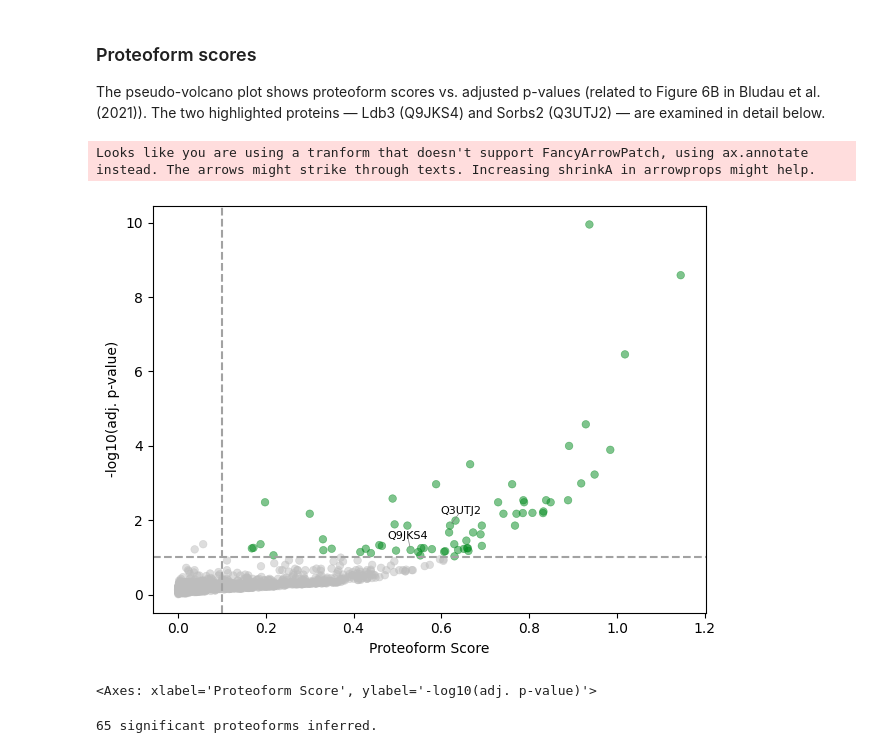
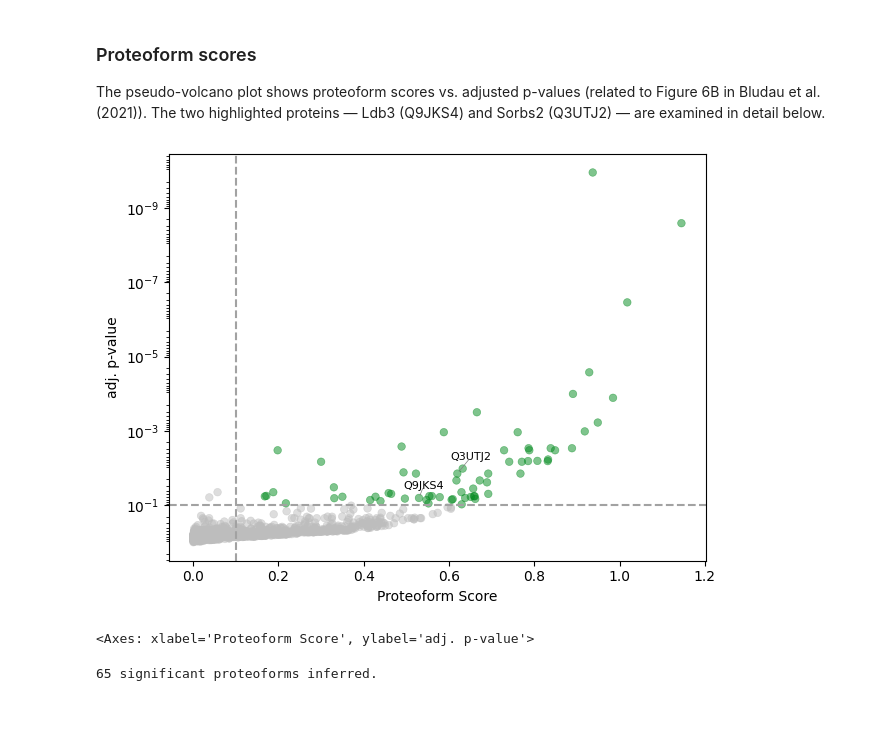
Before and after one commit to UKHD-NP/proteopy, a Jupyter notebook: docs/tutorials/bludau-2021_tissue-specific-proteoform-inference-across-five-mouse-organs.ipynb, the cells around one changed output. Cells and saved outputs as stored; diff of their text form; code cells hidden in the pictures; blank space fills up the shorter version.

Commit message:
update: proteoform inference notebook, foolproof path handling

```diff
--- a/docs/tutorials/proteoform-inference_bludau-2021_reproduction.ipynb
+++ b/docs/tutorials/bludau-2021_tissue-specific-proteoform-inference-across-five-mouse-organs.ipynb
@@ -349,17 +343,15 @@ The pseudo-volcano plot shows proteoform scores vs. adjusted p-values (related t
 # %%
 bludauI_proteoforms = ["Q9JKS4", "Q3UTJ2"]
 pr.pl.proteoform_scores(
     adata,
     adj=True,
     pval_threshold=0.1,
     score_threshold=0.1,
-    log_scores=True,
     highlight_prots=bludauI_proteoforms,
 )
 # %% [output]
+[figure, new version]
-Looks like you are using a tranform that doesn't support FancyArrowPatch, using ax.annotate instead. The arrows might strike through texts. Increasing shrinkA in arrowprops might help.
+<Axes: xlabel='Proteoform Score', ylabel='adj. p-value'>
-[figure, old version]
-<Axes: xlabel='Proteoform Score', ylabel='-log10(adj. p-value)'>
 # %%
 pf_df = pr.get.proteoforms_df(adata, only_proteins=True)
 n_proteoforms = pf_df[pf_df["is_proteoform"] == 1].shape[0]
```
Also changed, not shown: parts of 7 cells of this notebook, 2 other files.
